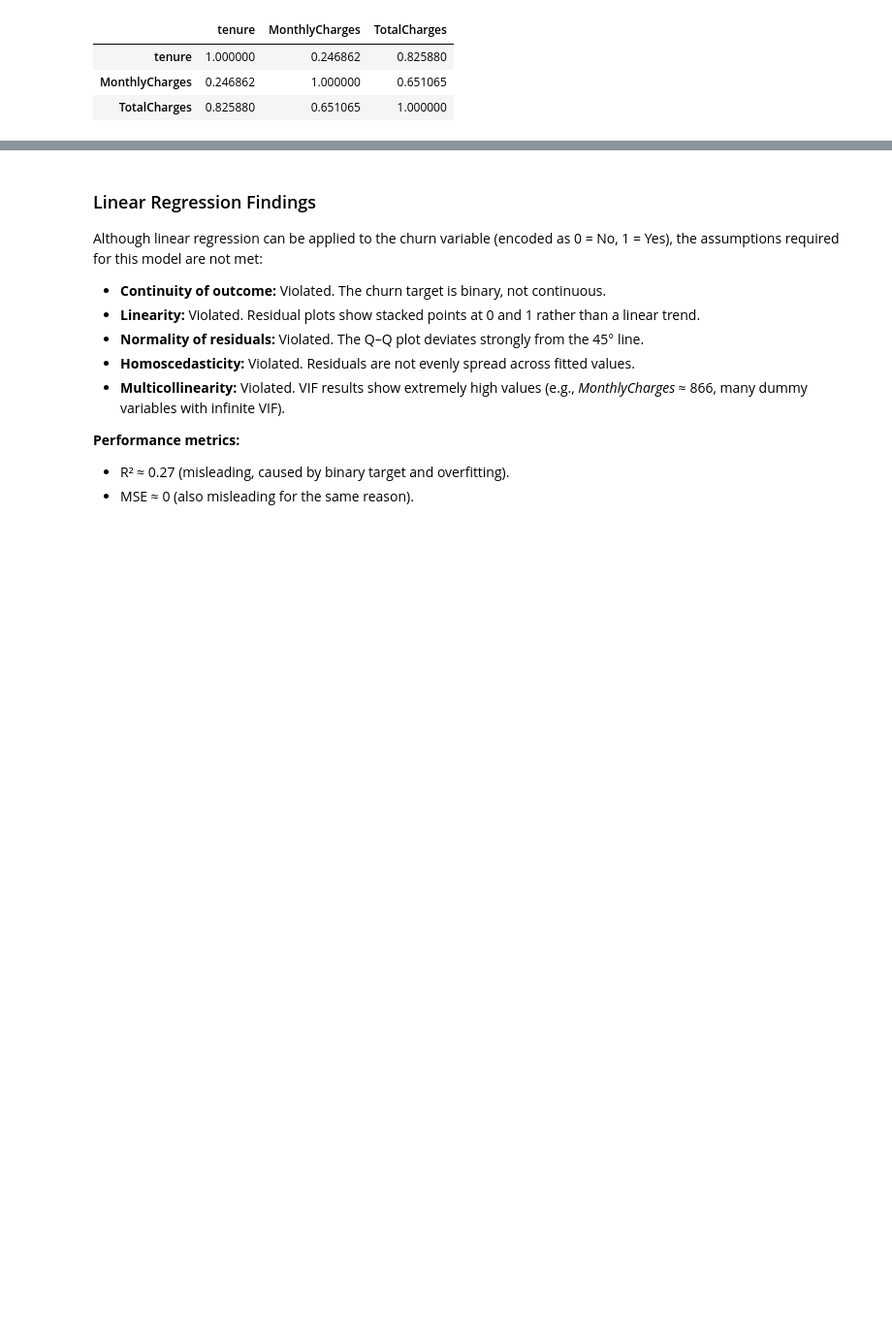
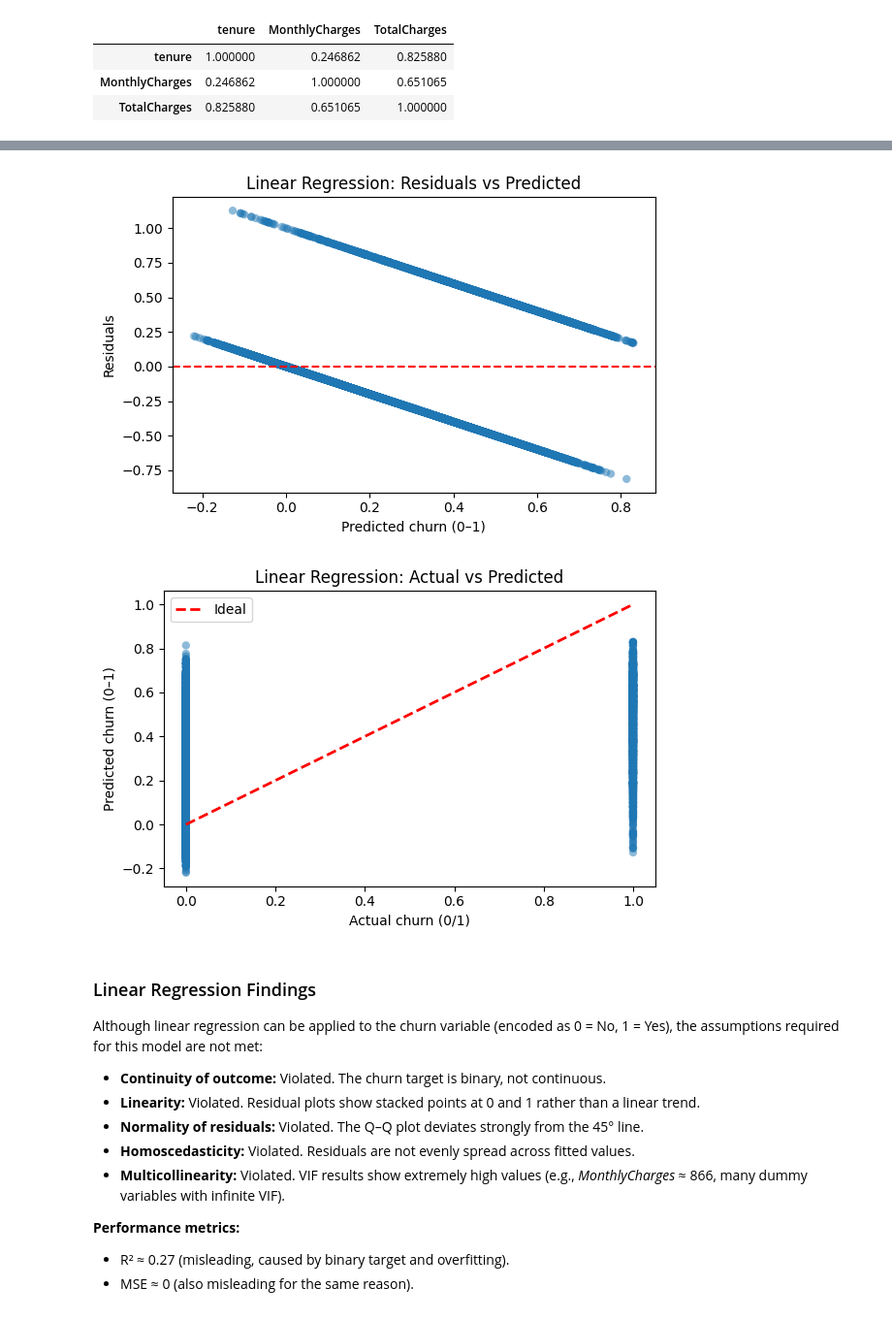
Before and after one commit to ericiortega/aipi590-xai-fall2025, a Jupyter notebook: assignments/interpretable_ml/interpretable_ml.ipynb, the cells around one changed output, grey strips where cells are left out. Shown at 97% size. Drawn from its saved outputs; the diff is of its cells as text; code cells hidden in the pictures; blank space fills up the shorter version.

Commit message:
adding a test

```diff
--- a/assignments/interpretable_ml/interpretable_ml.ipynb
+++ b/assignments/interpretable_ml/interpretable_ml.ipynb
@@ -250,6 +265,46 @@ MSE: 0.13971142063664072
 | 7 | PhoneService_Yes | 1773.528816 |
 | 2 | MonthlyCharges | 866.089640 |
 | 10 | InternetService_Fiber optic | 148.500814 |
+# %%
+# --- Linear Regression: Residual & Actual-vs-Predicted plots ---
+
+# If you fit LR on the full X, y (as in your code earlier):
+y_true_lr = y
+y_pred_lr = y_pred
+
+# (If you used a train/test split for LR instead, replace with:
+# y_true_lr = y_test_lr
+# y_pred_lr = lr.predict(X_test_lr)
+# )
+
+import matplotlib.pyplot as plt
+
+# Residuals vs Predicted (linearity / homoscedasticity check)
+residuals = y_true_lr - y_pred_lr
+plt.figure(figsize=(6,4))
+plt.scatter(y_pred_lr, residuals, alpha=0.5, edgecolor="none")
+plt.axhline(0, ls="--", c="red")
+plt.xlabel("Predicted churn (0–1)")
+plt.ylabel("Residuals")
+plt.title("Linear Regression: Residuals vs Predicted")
+plt.tight_layout()
+plt.show()
+
+# Actual vs Predicted
+plt.figure(figsize=(6,4))
+plt.scatter(y_true_lr, y_pred_lr, alpha=0.5, edgecolor="none")
+plt.plot([y_true_lr.min(), y_true_lr.max()],
+         [y_true_lr.min(), y_true_lr.max()],
+         "r--", lw=2, label="Ideal")
+plt.xlabel("Actual churn (0/1)")
+plt.ylabel("Predicted churn (0–1)")
+plt.title("Linear Regression: Actual vs Predicted")
+plt.legend()
+plt.tight_layout()
+plt.show()
+# %% [output]
+[figure, added]
+[figure, added]
 # %% [markdown]
 ### Linear Regression Findings
 
```
Also changed, not shown: parts of 14 cells of this notebook.
